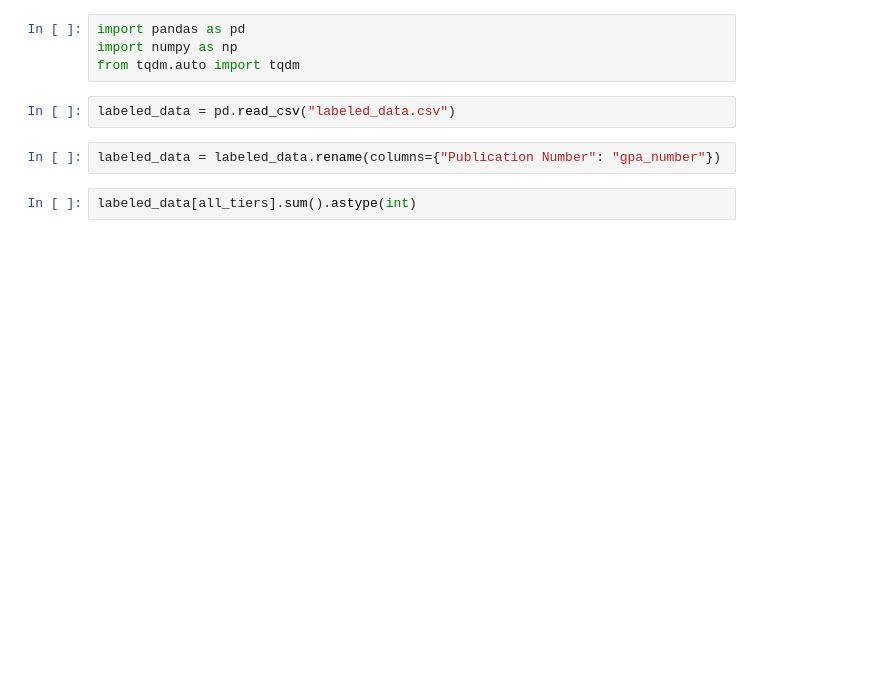
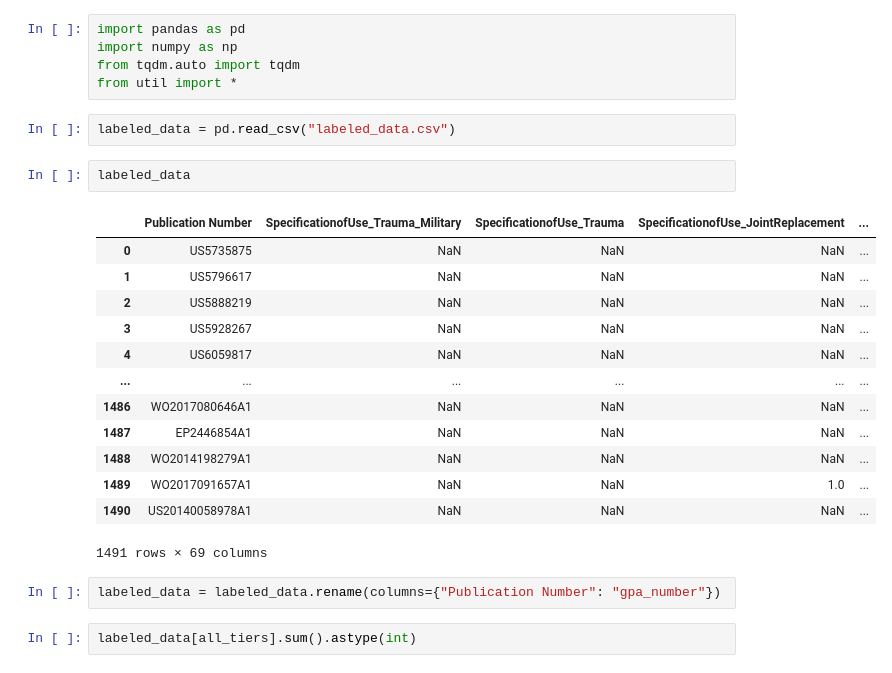
Before and after one commit to fros1y/phenetics, a Jupyter notebook: GPA Digest Dataset.ipynb, the cells around one changed output. Saved outputs shown, nothing was run; the diff lists cells and outputs as text; blank space fills up the shorter version.

```diff
--- a/GPA Digest Dataset.ipynb
+++ b/GPA Digest Dataset.ipynb
@@ -2,8 +2,25 @@
 import pandas as pd
 import numpy as np
 from tqdm.auto import tqdm
+from util import *
 # %%
 labeled_data = pd.read_csv("labeled_data.csv")
+# %%
+labeled_data
+# %% [output]
+|  | Publication Number | SpecificationofUse_Trauma_Military | SpecificationofUse_Trauma | SpecificationofUse_JointReplacement | ... |
+| 0 | US5735875 | NaN | NaN | NaN | ... |
+| 1 | US5796617 | NaN | NaN | NaN | ... |
+| 2 | US5888219 | NaN | NaN | NaN | ... |
+| 3 | US5928267 | NaN | NaN | NaN | ... |
+| 4 | US6059817 | NaN | NaN | NaN | ... |
+| ... | ... | ... | ... | ... | ... |
+| 1486 | WO2017080646A1 | NaN | NaN | NaN | ... |
+| 1487 | EP2446854A1 | NaN | NaN | NaN | ... |
+| 1488 | WO2014198279A1 | NaN | NaN | NaN | ... |
+| 1489 | WO2017091657A1 | NaN | NaN | 1.0 | ... |
+| 1490 | US20140058978A1 | NaN | NaN | NaN | ... |
+1491 rows × 69 columns
 # %%
 labeled_data = labeled_data.rename(columns={"Publication Number": "gpa_number"})
 # %%
```
Also changed, not shown: parts of 4 cells of this notebook, 23 other files.
